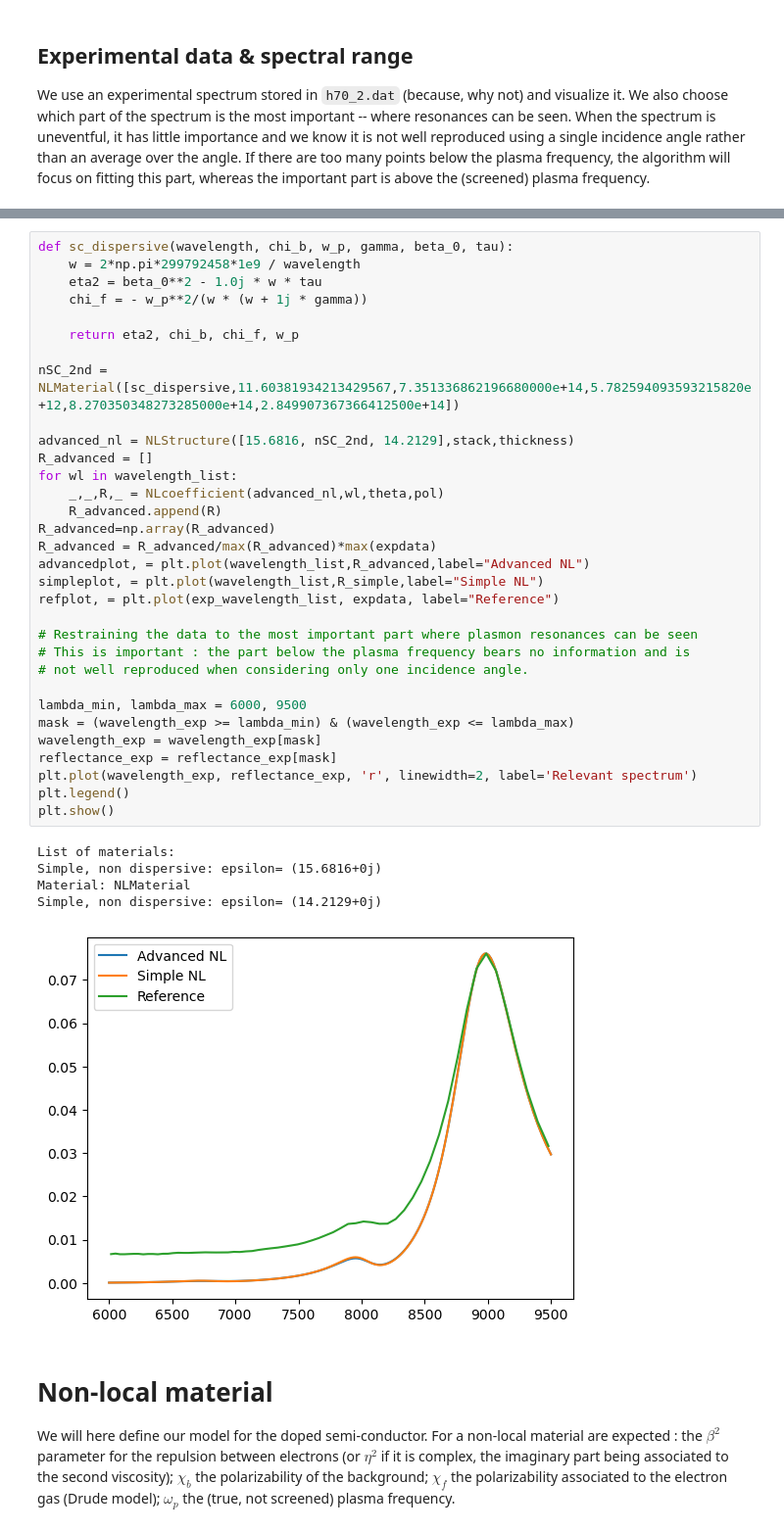
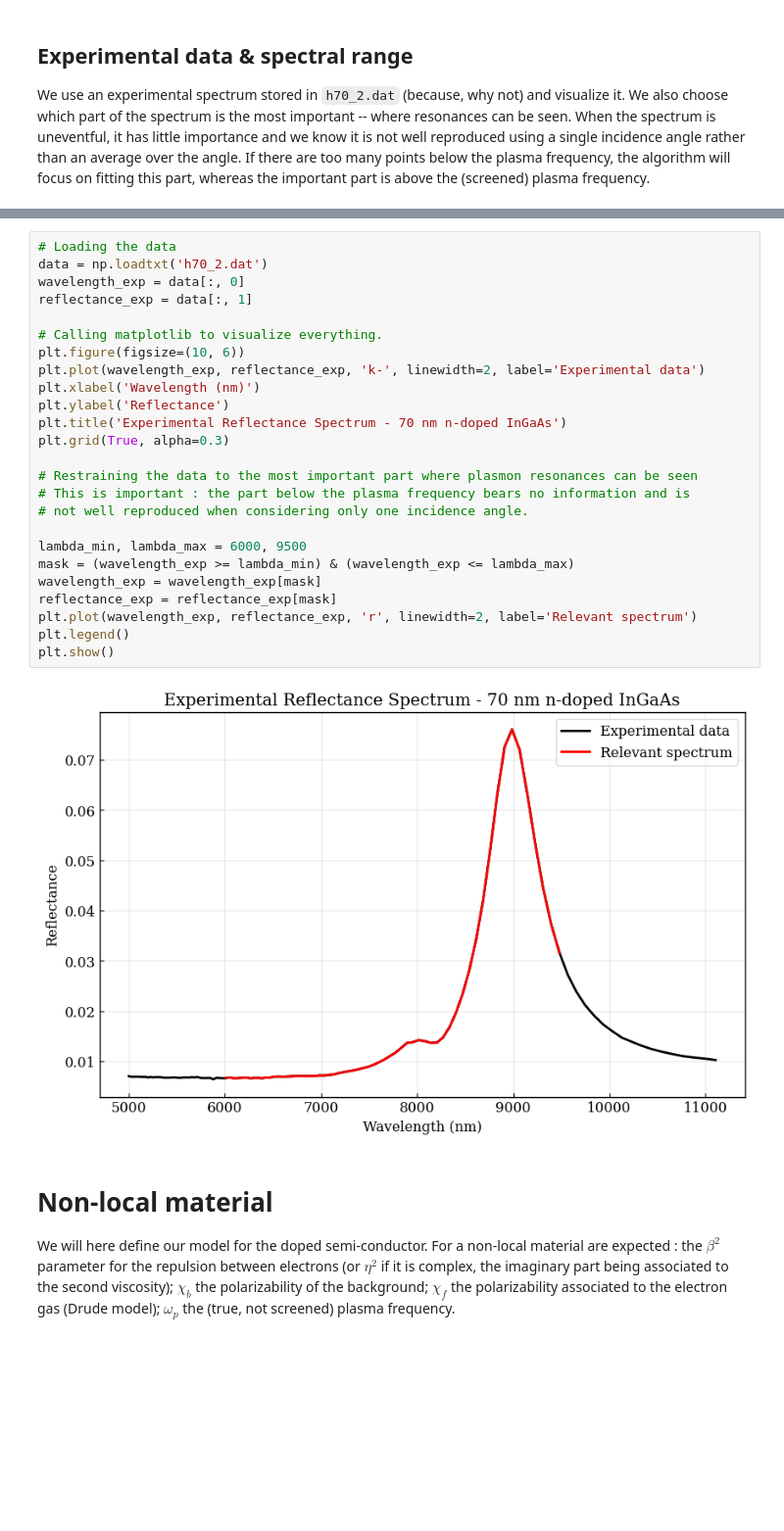
Before and after one commit to AnMoreau/PyMoosh, a Jupyter notebook: notebooks/In-depth_examples/Spatial_dispersion_aka_nonlocality.ipynb, the cells around one changed output, grey strips where cells are left out. Shown at 98% size. Drawn from its saved outputs; the diff is of its cells as text; blank space fills up the shorter version.

```diff
--- a/notebooks/In-depth_examples/Spatial_dispersion_aka_nonlocality.ipynb
+++ b/notebooks/In-depth_examples/Spatial_dispersion_aka_nonlocality.ipynb
@@ -146,41 +24,30 @@ And we declare the material as above by providing a list with the name of the fu
 # %%
-def sc_dispersive(wavelength, chi_b, w_p, gamma, beta_0, tau):
-    w = 2*np.pi*299792458*1e9 / wavelength
-    eta2 = beta_0**2 - 1.0j * w * tau
-    chi_f = - w_p**2/(w * (w + 1j * gamma))
+# Loading the data
+data = np.loadtxt('h70_2.dat')
+wavelength_exp = data[:, 0]
+reflectance_exp = data[:, 1]
 
-    return eta2, chi_b, chi_f, w_p
-
-nSC_2nd = NLMaterial([sc_dispersive,11.60381934213429567,7.351336862196680000e+14,5.782594093593215820e+12,8.270350348273285000e+14,2.849907367366412500e+14])
-
-advanced_nl = NLStructure([15.6816, nSC_2nd, 14.2129],stack,thickness)
-R_advanced = []
-for wl in wavelength_list:
-    _,_,R,_ = NLcoefficient(advanced_nl,wl,theta,pol)
-    R_advanced.append(R)
-R_advanced=np.array(R_advanced)
-R_advanced = R_advanced/max(R_advanced)*max(expdata)
-advancedplot, = plt.plot(wavelength_list,R_advanced,label="Advanced NL")
-simpleplot, = plt.plot(wavelength_list,R_simple,label="Simple NL")
-refplot, = plt.plot(exp_wavelength_list, expdata, label="Reference")
+# Calling matplotlib to visualize everything.
+plt.figure(figsize=(10, 6))
+plt.plot(wavelength_exp, reflectance_exp, 'k-', linewidth=2, label='Experimental data')
+plt.xlabel('Wavelength (nm)')
+plt.ylabel('Reflectance')
+plt.title('Experimental Reflectance Spectrum - 70 nm n-doped InGaAs')
+plt.grid(True, alpha=0.3)
 
 # Restraining the data to the most important part where plasmon resonances can be seen
 # This is important : the part below the plasma frequency bears no information and is
 # not well reproduced when considering only one incidence angle.
 
 lambda_min, lambda_max = 6000, 9500
 mask = (wavelength_exp >= lambda_min) & (wavelength_exp <= lambda_max)
 wavelength_exp = wavelength_exp[mask]
 reflectance_exp = reflectance_exp[mask]
 plt.plot(wavelength_exp, reflectance_exp, 'r', linewidth=2, label='Relevant spectrum')
 plt.legend()
 plt.show()
 # %% [output]
-List of materials:
-Simple, non dispersive: epsilon= (15.6816+0j)
-Material: NLMaterial
-Simple, non dispersive: epsilon= (14.2129+0j)
-[figure, old version]
+[figure, new version]
 # %% [markdown]
 # Non-local material
 
```
Also changed, not shown: parts of 15 cells of this notebook.
